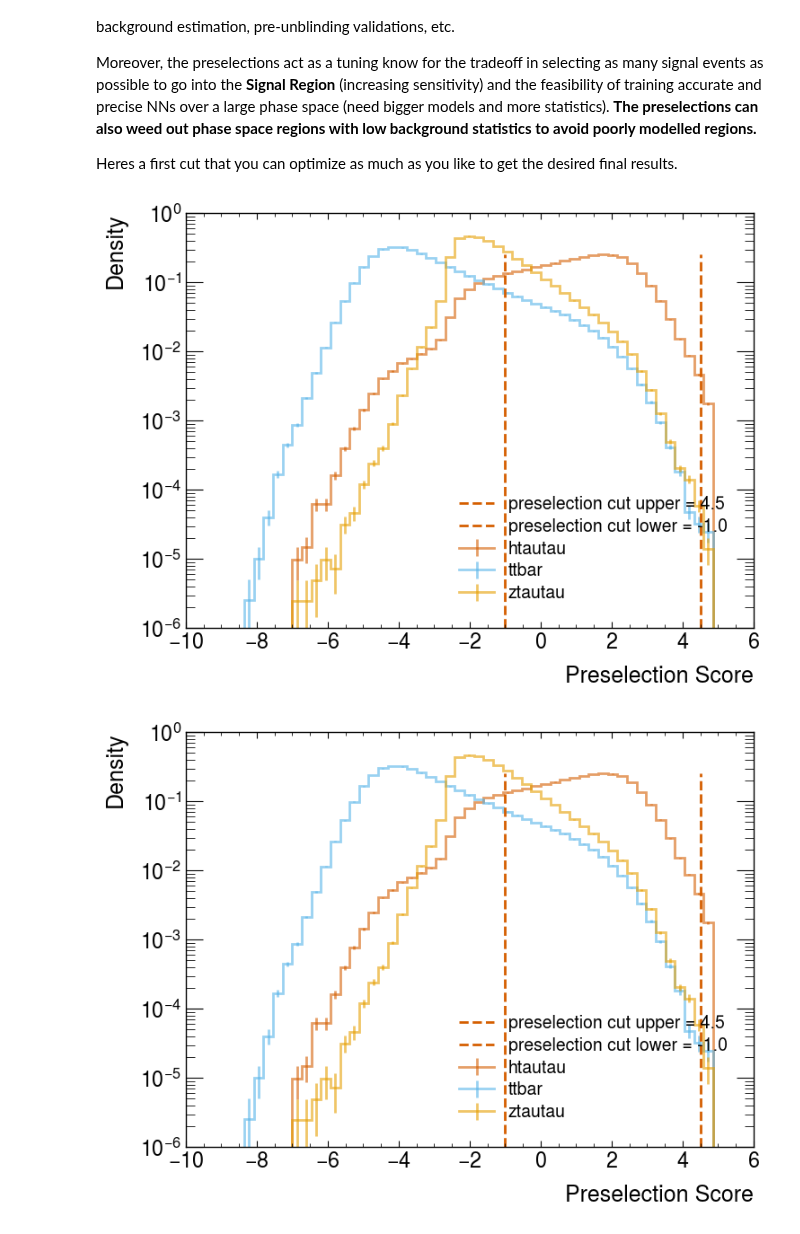
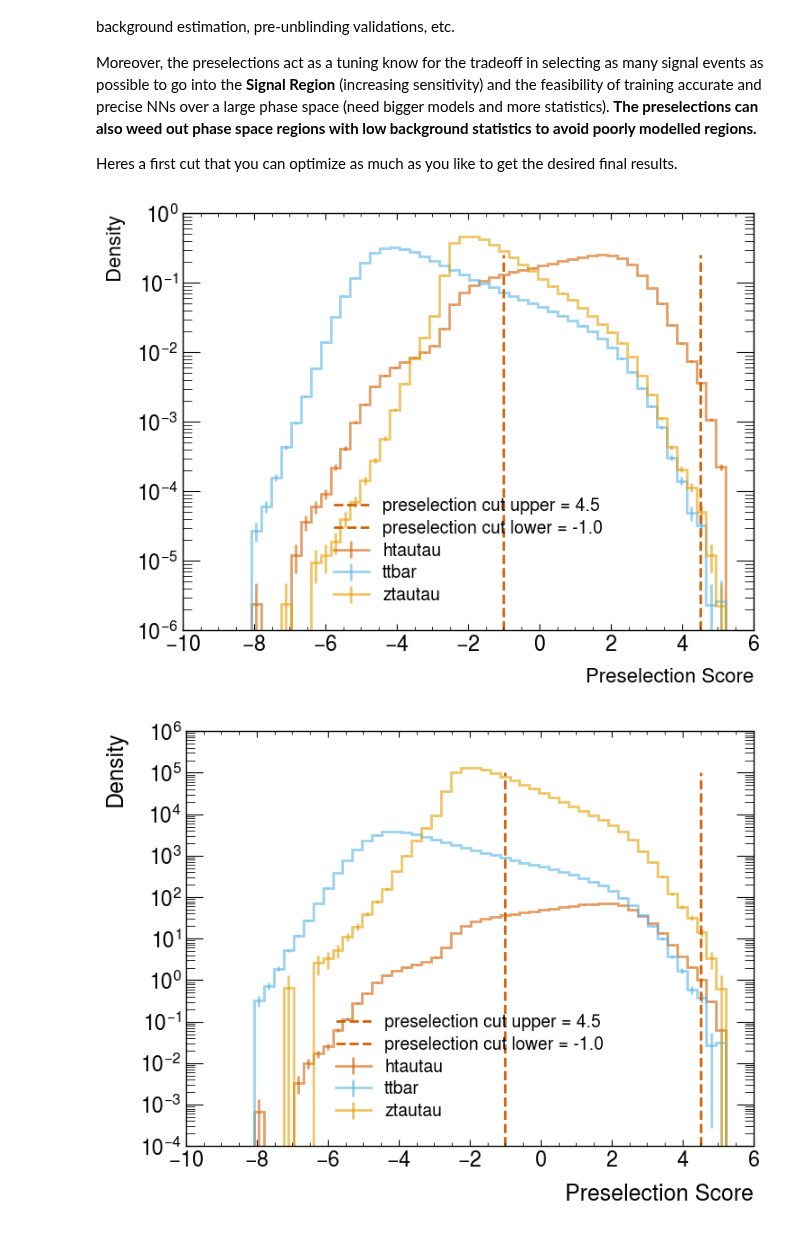
Before and after one commit to CrossGo14/NSBI-workflow-tutorial, a Jupyter notebook: FAIR_universe_Higgs_tautau/Preselection_withNN.ipynb, the cells around one changed output. Cells and saved outputs as stored; diff of their text form; code cells hidden in the pictures.

Commit message:
Improved documentation in preselection, added a new method

```diff
--- a/FAIR_universe_Higgs_tautau/Preselection_withNN.ipynb
+++ b/FAIR_universe_Higgs_tautau/Preselection_withNN.ipynb
@@ -42,4 +50,7 @@ To enable the following instructions: SSE4.1 SSE4.2 AVX AVX2 AVX512F FMA, in oth
 config = nsbi_common_utils.configuration.ConfigManager(file_path_string = './config.yml')
+# %%
+# Input features for training
+features, features_scaling = config.get_training_features()
 # %%
 importlib.reload(sys.modules['nsbi_common_utils.datasets'])
 from nsbi_common_utils import datasets
@@ -93,7 +104,7 @@ from nsbi_common_utils.training import TrainEvaluatePreselNN
 PATH_PRESEL_MODEL = './saved_datasets/preselection_model/'
 
 # If the preselection NN has already been trained and saved, load from the saved model
-USE_SAVED_MODEL_PRESEL = False
+USE_SAVED_MODEL_PRESEL = True
 
 
 preselectionTraining = TrainEvaluatePreselNN(dataset_incl_nominal_training,
@@ -200,30 +192,30 @@ preselection_cuts = {'upper': 4.5, 'lower': -1.}
 
 ## Convert to an object that takes inputs - better for dynamic changing
 # %%
+for key in train_label_sample_dict:
+    hep.histplot(hist_NN_output[key], bins = bins,
+             alpha = 0.6, label = key,
+             density = True, linewidth = 2.0,
+                 yerr = np.sqrt(hist_NN_output_errs[key]))
 
-for sample_name, sample_dataset in dataset_incl_dict["Nominal"].items():
-
-    hep.histplot(hist_NN_output[sample_name], bins=bins,
-             alpha=0.6, label=sample_name,
-             density=True, linewidth=2.0, yerr = np.sqrt(hist_NN_output_errs[sample_name]))
+plt.xlabel("Preselection Score", size=16)
 
 for key in preselection_cuts:
     if preselection_cuts[key] != -999:
         plt.axvline(preselection_cuts[key], ymax=0.9, linestyle='--', label=f'preselection cut {key} = {preselection_cuts[key]}')
 
-
-plt.xlabel("Preselection Score", size=18)
-plt.ylabel("Density", size=18)
+plt.ylabel("Density", size=16)
 plt.legend()
 plt.yscale('log')
 plt.show()
 # %% [output]
-[figure, old version]
+[figure, new version]
 # %%
+# Same plot as above but with un-normalized event yields
 for key in train_label_sample_dict:
     hep.histplot(hist_NN_output[key], bins = bins,
              alpha = 0.6, label = key,
-             density = True, linewidth = 2.0,
+             density = False, linewidth = 2.0,
                  yerr = np.sqrt(hist_NN_output_errs[key]))
 
 plt.xlabel("Preselection Score", size=18)
@@ -237,4 +229,4 @@ plt.legend()
 plt.yscale('log')
 plt.show()
 # %% [output]
-[figure, old version]
+[figure, new version]
```
Also changed, not shown: parts of 10 cells of this notebook, 7 other files.
